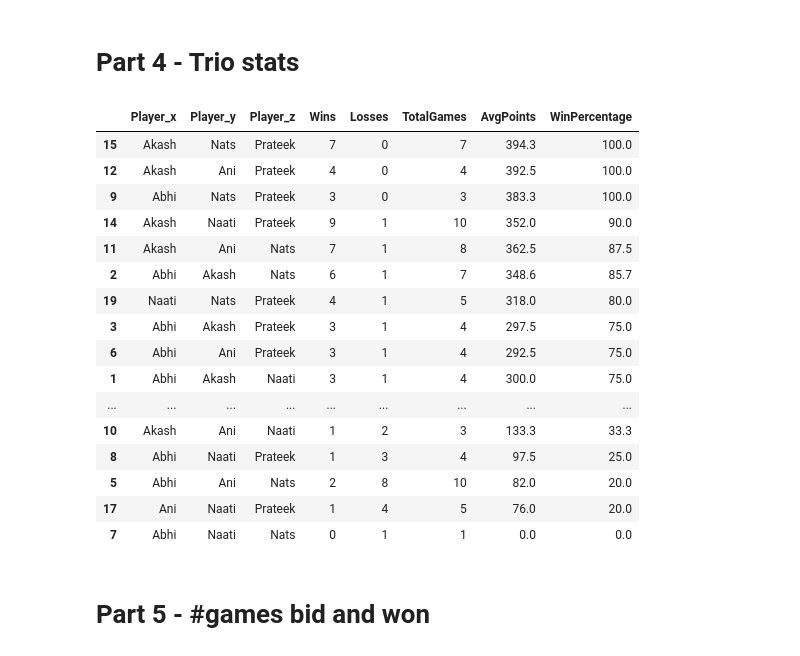
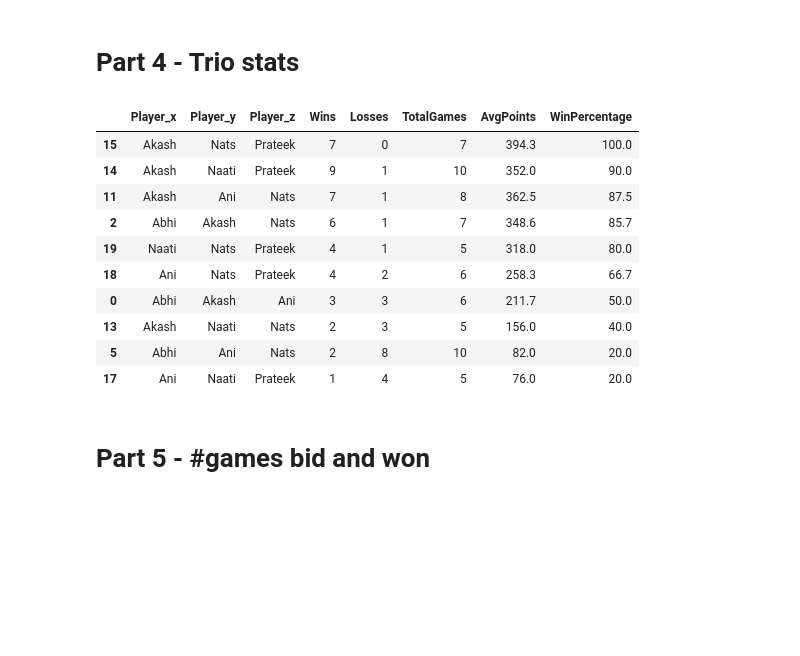
Before and after one commit to akash-suresh/three-of-spades, a Jupyter notebook: 3ofSpades.ipynb, the cells around one changed output. Drawn from its saved outputs; the diff is of its cells as text; code cells hidden in the pictures; blank space fills up the shorter version.

Commit message:
Added thresholds to pairwise stats

```diff
--- a/3ofSpades.ipynb
+++ b/3ofSpades.ipynb
@@ -139,26 +139,21 @@ get_pairwise_stats(raw_df)
 | 9 | Ani | Naati | 3 | 11 | 14 | 85.0 | 21.4 |
 # %% [markdown]
 # Part 4 - Trio stats
-# %%
-get_tri_stats(raw_df)
-# %% [output]
-|  | Player_x | Player_y | Player_z | Wins | Losses | TotalGames | AvgPoints | WinPercentage |
-| 15 | Akash | Nats | Prateek | 7 | 0 | 7 | 394.3 | 100.0 |
-| 12 | Akash | Ani | Prateek | 4 | 0 | 4 | 392.5 | 100.0 |
-| 9 | Abhi | Nats | Prateek | 3 | 0 | 3 | 383.3 | 100.0 |
-| 14 | Akash | Naati | Prateek | 9 | 1 | 10 | 352.0 | 90.0 |
-| 11 | Akash | Ani | Nats | 7 | 1 | 8 | 362.5 | 87.5 |
-| 2 | Abhi | Akash | Nats | 6 | 1 | 7 | 348.6 | 85.7 |
-| 19 | Naati | Nats | Prateek | 4 | 1 | 5 | 318.0 | 80.0 |
-| 3 | Abhi | Akash | Prateek | 3 | 1 | 4 | 297.5 | 75.0 |
-| 6 | Abhi | Ani | Prateek | 3 | 1 | 4 | 292.5 | 75.0 |
-| 1 | Abhi | Akash | Naati | 3 | 1 | 4 | 300.0 | 75.0 |
-| ... | ... | ... | ... | ... | ... | ... | ... | ... |
-| 10 | Akash | Ani | Naati | 1 | 2 | 3 | 133.3 | 33.3 |
-| 8 | Abhi | Naati | Prateek | 1 | 3 | 4 | 97.5 | 25.0 |
-| 5 | Abhi | Ani | Nats | 2 | 8 | 10 | 82.0 | 20.0 |
-| 17 | Ani | Naati | Prateek | 1 | 4 | 5 | 76.0 | 20.0 |
-| 7 | Abhi | Naati | Nats | 0 | 1 | 1 | 0.0 | 0.0 |
+# %%
+result_trio = get_tri_stats(raw_df, min_num_games=5)
+result_trio
+# %% [output]
+|  | Player_x | Player_y | Player_z | Wins | Losses | TotalGames | AvgPoints | WinPercentage |
+| 15 | Akash | Nats | Prateek | 7 | 0 | 7 | 394.3 | 100.0 |
+| 14 | Akash | Naati | Prateek | 9 | 1 | 10 | 352.0 | 90.0 |
+| 11 | Akash | Ani | Nats | 7 | 1 | 8 | 362.5 | 87.5 |
+| 2 | Abhi | Akash | Nats | 6 | 1 | 7 | 348.6 | 85.7 |
+| 19 | Naati | Nats | Prateek | 4 | 1 | 5 | 318.0 | 80.0 |
+| 18 | Ani | Nats | Prateek | 4 | 2 | 6 | 258.3 | 66.7 |
+| 0 | Abhi | Akash | Ani | 3 | 3 | 6 | 211.7 | 50.0 |
+| 13 | Akash | Naati | Nats | 2 | 3 | 5 | 156.0 | 40.0 |
+| 5 | Abhi | Ani | Nats | 2 | 8 | 10 | 82.0 | 20.0 |
+| 17 | Ani | Naati | Prateek | 1 | 4 | 5 | 76.0 | 20.0 |
 # %% [markdown]
 # Part 5 - #games bid and won
 # %%
```
Also changed, not shown: parts of 1 cell of this notebook, 1 other file.
